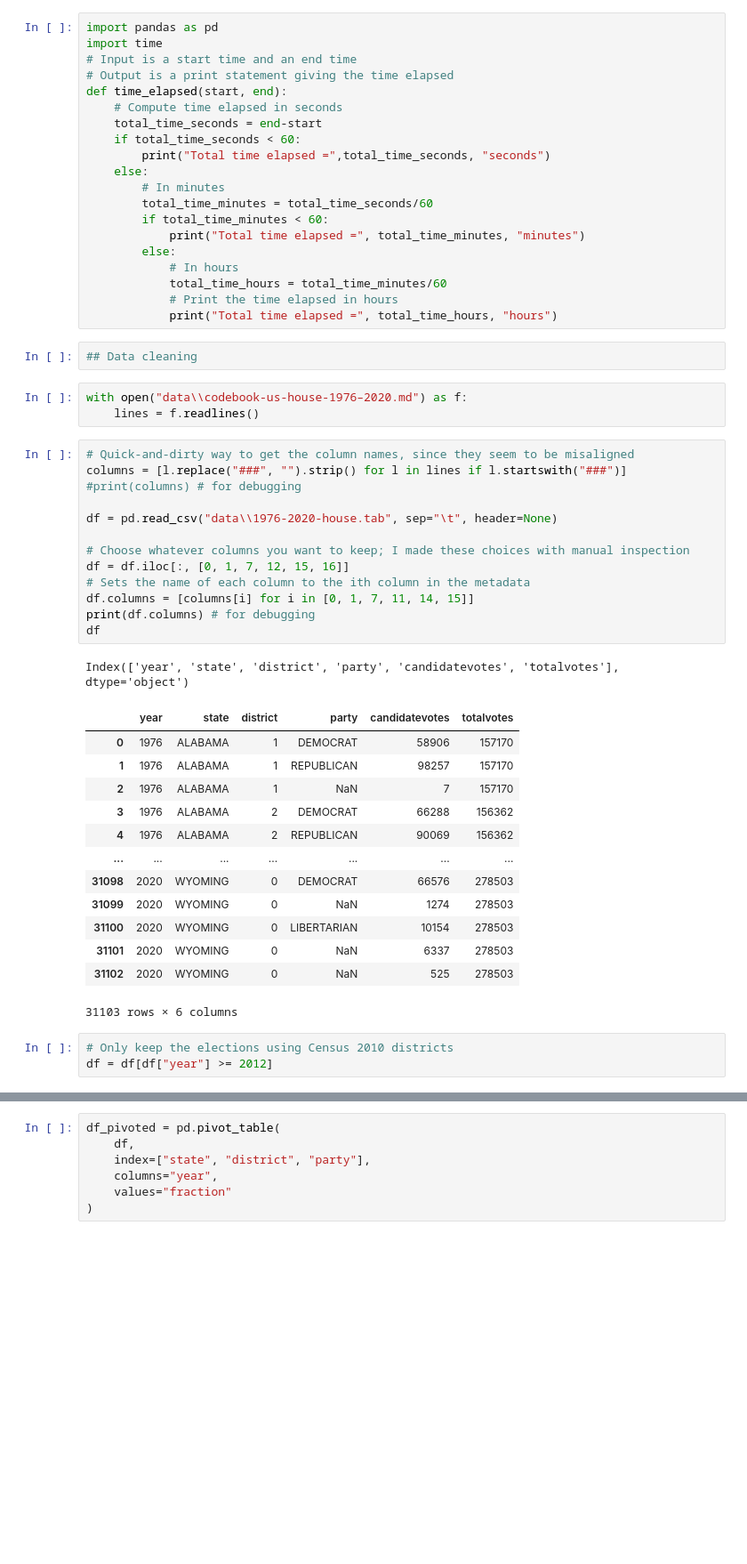
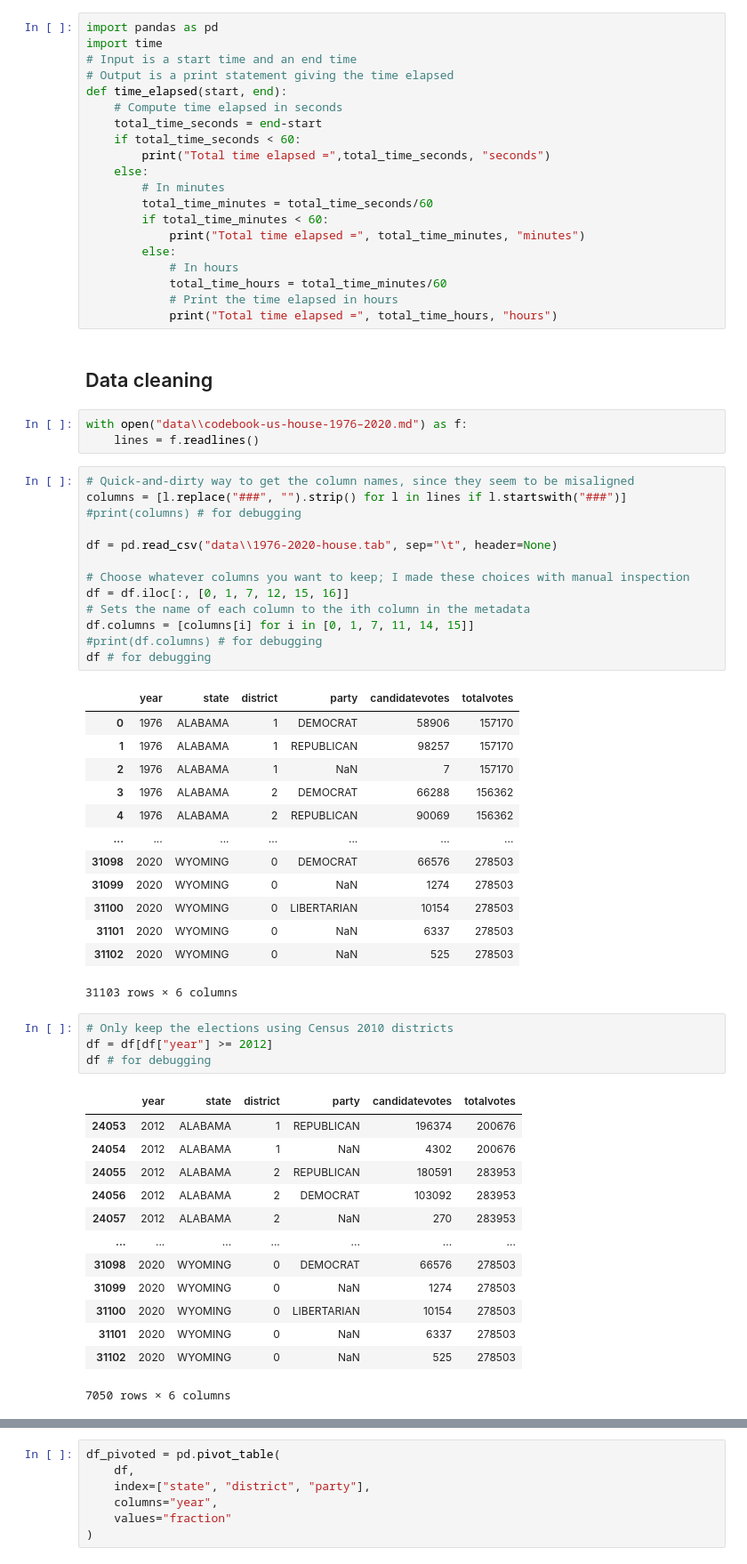
Before and after one commit to wh33les/GerrymanderingProject, a Jupyter notebook: GerrymanderingProject.ipynb, the cells around one changed output, grey strips where cells are left out. Shown at 89% size. Cells and saved outputs as stored; diff of their text form; blank space fills up the shorter version.

```diff
--- a/GerrymanderingProject.ipynb
+++ b/GerrymanderingProject.ipynb
@@ -20,8 +20,8 @@ def time_elapsed(start, end):
             total_time_hours = total_time_minutes/60
             # Print the time elapsed in hours
             print("Total time elapsed =", total_time_hours, "hours")
-# %%
-## Data cleaning
+# %% [markdown]
+## Data cleaning
 # %%
 with open("data\\codebook-us-house-1976–2020.md") as f:
     lines = f.readlines()
@@ -36,26 +36,40 @@ df = pd.read_csv("data\\1976-2020-house.tab", sep="\t", header=None)
 df = df.iloc[:, [0, 1, 7, 12, 15, 16]]
 # Sets the name of each column to the ith column in the metadata
 df.columns = [columns[i] for i in [0, 1, 7, 11, 14, 15]]
-print(df.columns) # for debugging
-df
+#print(df.columns) # for debugging
+df # for debugging
 # %% [output]
+|  | year | state | district | party | candidatevotes | totalvotes |
+| 0 | 1976 | ALABAMA | 1 | DEMOCRAT | 58906 | 157170 |
+| 1 | 1976 | ALABAMA | 1 | REPUBLICAN | 98257 | 157170 |
+| 2 | 1976 | ALABAMA | 1 | NaN | 7 | 157170 |
+| 3 | 1976 | ALABAMA | 2 | DEMOCRAT | 66288 | 156362 |
+| 4 | 1976 | ALABAMA | 2 | REPUBLICAN | 90069 | 156362 |
+| ... | ... | ... | ... | ... | ... | ... |
+| 31098 | 2020 | WYOMING | 0 | DEMOCRAT | 66576 | 278503 |
+| 31099 | 2020 | WYOMING | 0 | NaN | 1274 | 278503 |
+| 31100 | 2020 | WYOMING | 0 | LIBERTARIAN | 10154 | 278503 |
+| 31101 | 2020 | WYOMING | 0 | NaN | 6337 | 278503 |
+| 31102 | 2020 | WYOMING | 0 | NaN | 525 | 278503 |
-Index(['year', 'state', 'district', 'party', 'candidatevotes', 'totalvotes'], dtype='object')
+31103 rows × 6 columns
-|  | year | state | district | party | candidatevotes | totalvotes |
-| 0 | 1976 | ALABAMA | 1 | DEMOCRAT | 58906 | 157170 |
-| 1 | 1976 | ALABAMA | 1 | REPUBLICAN | 98257 | 157170 |
-| 2 | 1976 | ALABAMA | 1 | NaN | 7 | 157170 |
-| 3 | 1976 | ALABAMA | 2 | DEMOCRAT | 66288 | 156362 |
-| 4 | 1976 | ALABAMA | 2 | REPUBLICAN | 90069 | 156362 |
-| ... | ... | ... | ... | ... | ... | ... |
-| 31098 | 2020 | WYOMING | 0 | DEMOCRAT | 66576 | 278503 |
-| 31099 | 2020 | WYOMING | 0 | NaN | 1274 | 278503 |
-| 31100 | 2020 | WYOMING | 0 | LIBERTARIAN | 10154 | 278503 |
-| 31101 | 2020 | WYOMING | 0 | NaN | 6337 | 278503 |
-| 31102 | 2020 | WYOMING | 0 | NaN | 525 | 278503 |
-31103 rows × 6 columns
 # %%
 # Only keep the elections using Census 2010 districts
 df = df[df["year"] >= 2012]
+df # for debugging
+# %% [output]
+|  | year | state | district | party | candidatevotes | totalvotes |
+| 24053 | 2012 | ALABAMA | 1 | REPUBLICAN | 196374 | 200676 |
+| 24054 | 2012 | ALABAMA | 1 | NaN | 4302 | 200676 |
+| 24055 | 2012 | ALABAMA | 2 | REPUBLICAN | 180591 | 283953 |
+| 24056 | 2012 | ALABAMA | 2 | DEMOCRAT | 103092 | 283953 |
+| 24057 | 2012 | ALABAMA | 2 | NaN | 270 | 283953 |
+| ... | ... | ... | ... | ... | ... | ... |
+| 31098 | 2020 | WYOMING | 0 | DEMOCRAT | 66576 | 278503 |
+| 31099 | 2020 | WYOMING | 0 | NaN | 1274 | 278503 |
+| 31100 | 2020 | WYOMING | 0 | LIBERTARIAN | 10154 | 278503 |
+| 31101 | 2020 | WYOMING | 0 | NaN | 6337 | 278503 |
+| 31102 | 2020 | WYOMING | 0 | NaN | 525 | 278503 |
+7050 rows × 6 columns
 # %%
 # Add a column for the winner of each race
 df["winner"] =  0
```
Also changed, not shown: parts of 7 cells of this notebook.
